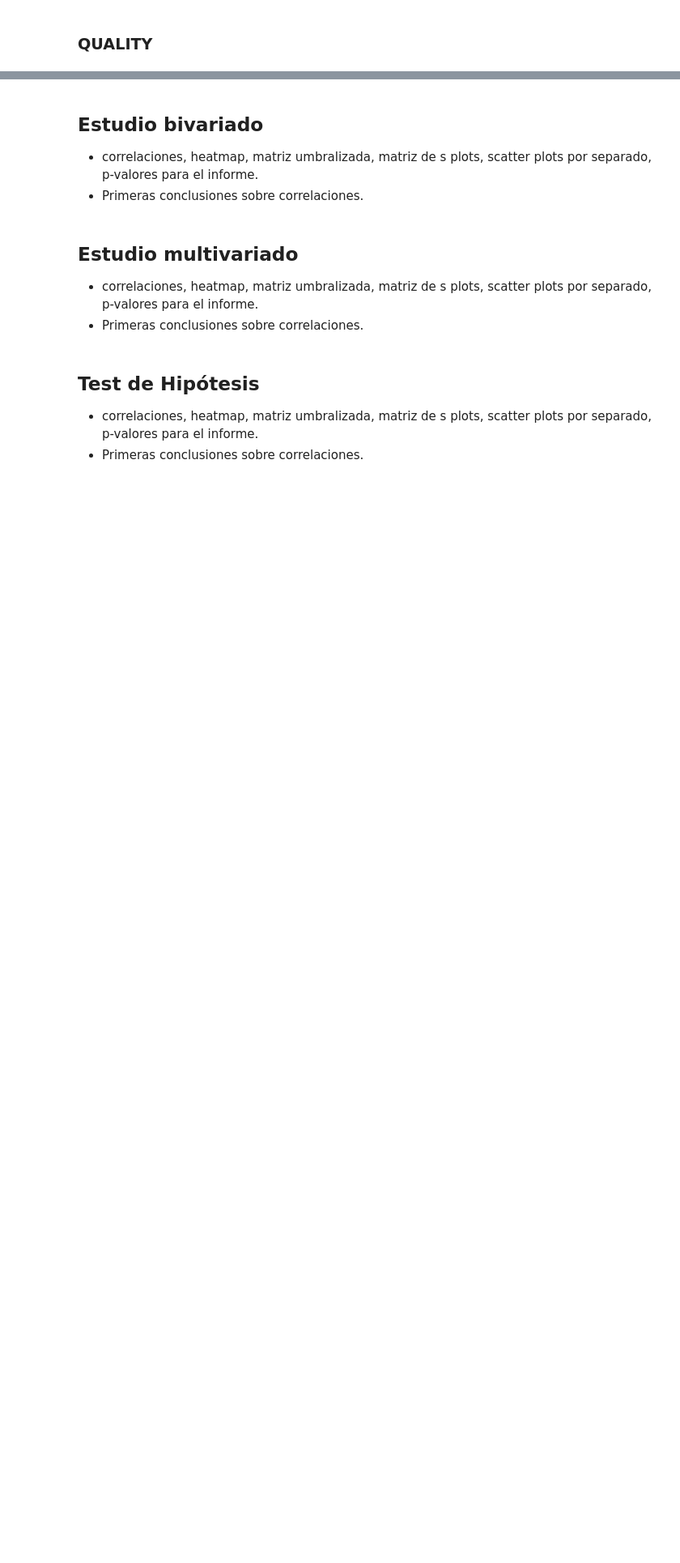
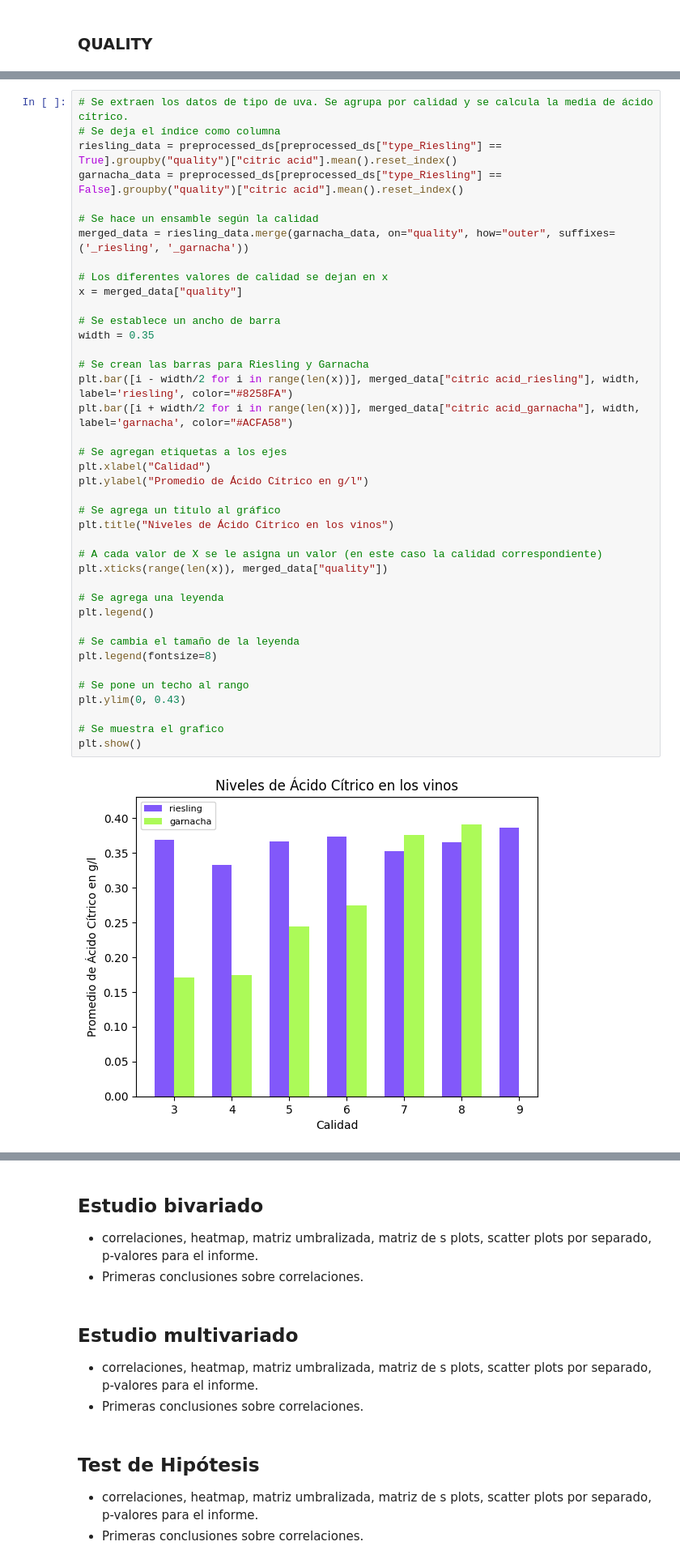
Before and after one commit to Matias914/Wine-Quality-Analysis, a Jupyter notebook: notebook_tpe.ipynb, the cells around one changed output, grey strips where cells are left out. Shown: that part at 81% size. Saved outputs shown, nothing was run; the diff lists cells and outputs as text; blank space fills up the shorter version.

```diff
--- a/notebook_tpe.ipynb
+++ b/notebook_tpe.ipynb
@@ -881,0 +869,42 @@ plt.close()
+# %%
+# Se extraen los datos de tipo de uva. Se agrupa por calidad y se calcula la media de ácido cítrico.
+# Se deja el índice como columna
+riesling_data = preprocessed_ds[preprocessed_ds["type_Riesling"] == True].groupby("quality")["citric acid"].mean().reset_index()
+garnacha_data = preprocessed_ds[preprocessed_ds["type_Riesling"] == False].groupby("quality")["citric acid"].mean().reset_index()
+
+# Se hace un ensamble según la calidad
+merged_data = riesling_data.merge(garnacha_data, on="quality", how="outer", suffixes=('_riesling', '_garnacha'))
+
+# Los diferentes valores de calidad se dejan en x
+x = merged_data["quality"]
+
+# Se establece un ancho de barra
+width = 0.35
+
+# Se crean las barras para Riesling y Garnacha
+plt.bar([i - width/2 for i in range(len(x))], merged_data["citric acid_riesling"], width, label='riesling', color="#8258FA")
+plt.bar([i + width/2 for i in range(len(x))], merged_data["citric acid_garnacha"], width, label='garnacha', color="#ACFA58")
+
+# Se agregan etiquetas a los ejes
+plt.xlabel("Calidad")
+plt.ylabel("Promedio de Ácido Cítrico en g/l")
+
+# Se agrega un titulo al gráfico
+plt.title("Niveles de Ácido Cítrico en los vinos")
+
+# A cada valor de X se le asigna un valor (en este caso la calidad correspondiente)
+plt.xticks(range(len(x)), merged_data["quality"])
+
+# Se agrega una leyenda
+plt.legend()
+
+# Se cambia el tamaño de la leyenda
+plt.legend(fontsize=8)
+
+# Se pone un techo al rango
+plt.ylim(0, 0.43)
+
+# Se muestra el grafico
+plt.show()
+# %% [output]
+[figure, added]
```
Also changed, not shown: parts of 5 cells of this notebook.
